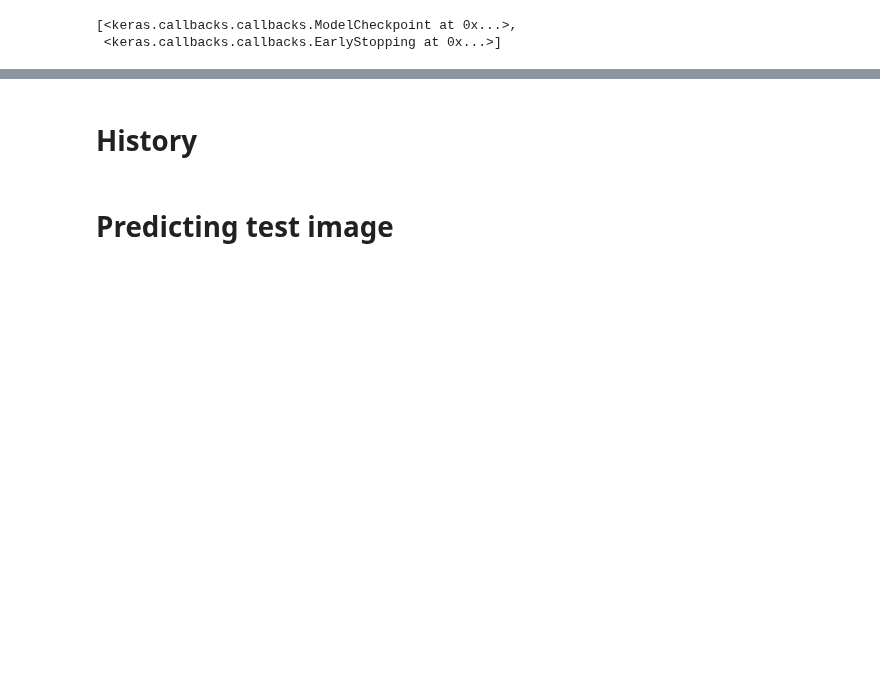
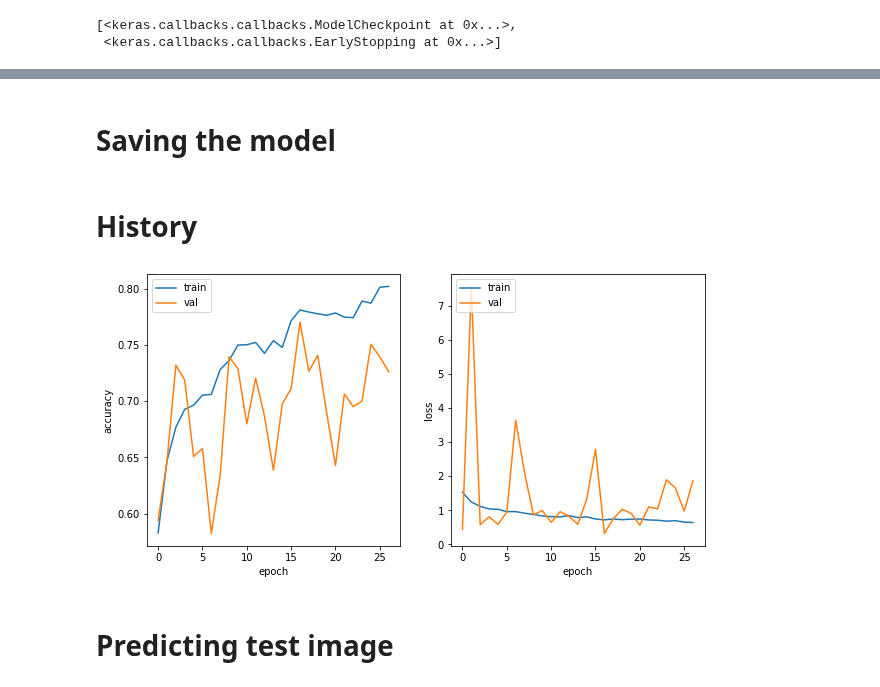
Before and after one commit to CSCCNY/final-project-landandbuildingsatimg-ccny, a Jupyter notebook: notebooks/scratch/01-SM_RESNET_SEGNET.ipynb, the cells around one changed output, grey strips where cells are left out. Cells and saved outputs as stored; diff of their text form; code cells hidden in the pictures; blank space fills up the shorter version.

```diff
--- a/notebooks/scratch/01-SM_RESNET_SEGNET.ipynb
+++ b/notebooks/scratch/01-SM_RESNET_SEGNET.ipynb
@@ -315,2 +317,2 @@ Time Taken for testing: 0:33:16.225132
 # %% [markdown]
-# History
+# Saving the model
@@ -317,3 +321,5 @@ Time Taken for testing: 0:33:16.225132
+# %% [markdown]
+# History
 # %%
 def plot_history(history):
 
@@ -339,7 +345,9 @@ def plot_history(history):
 
     plt.show();
 # %%
-plot_history()
+plot_history(model_resnet_segnet)
+# %% [output]
+[figure, added]
 # %% [markdown]
 # Predicting test image
 # %%
```
Also changed, not shown: parts of 11 cells of this notebook.
